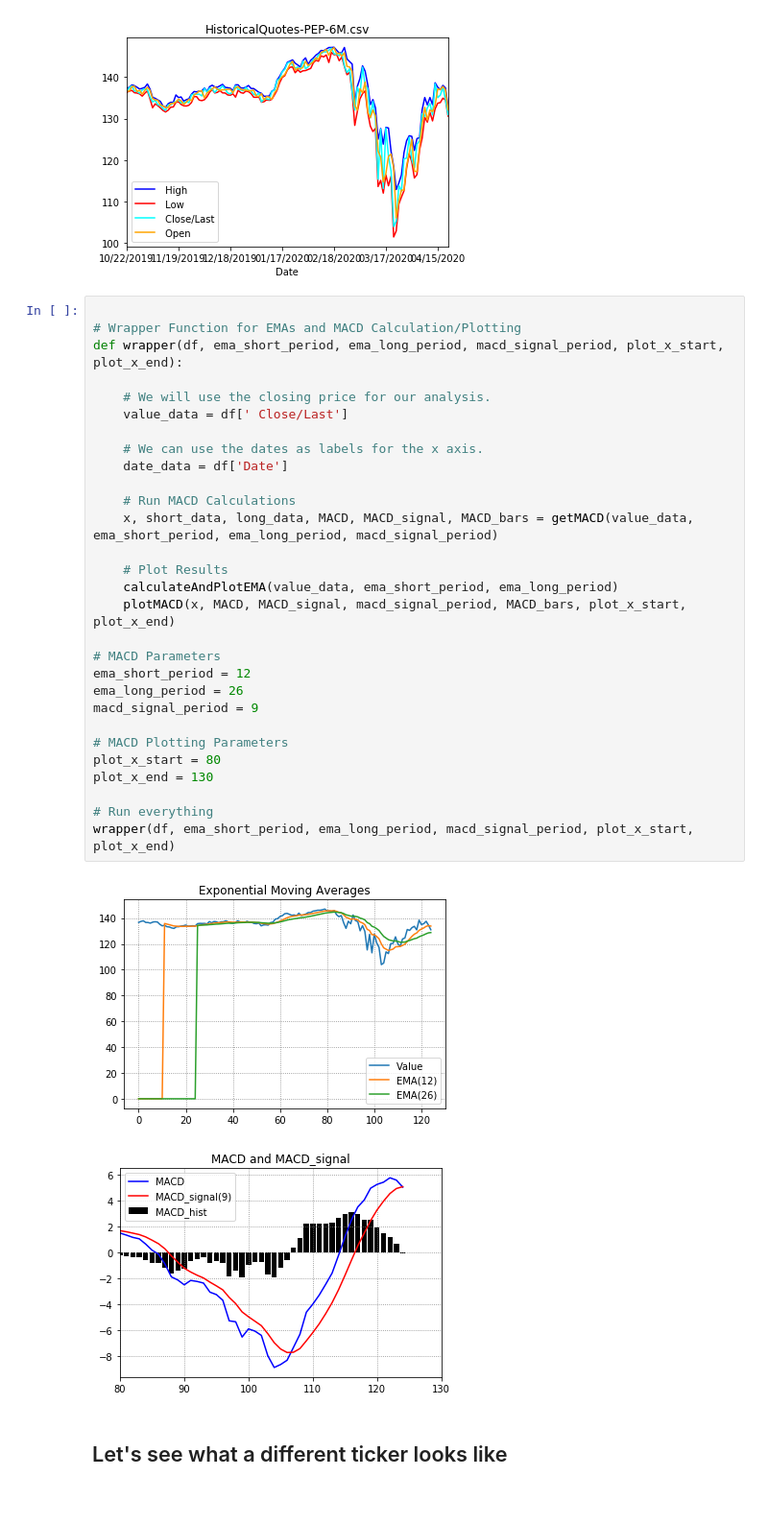
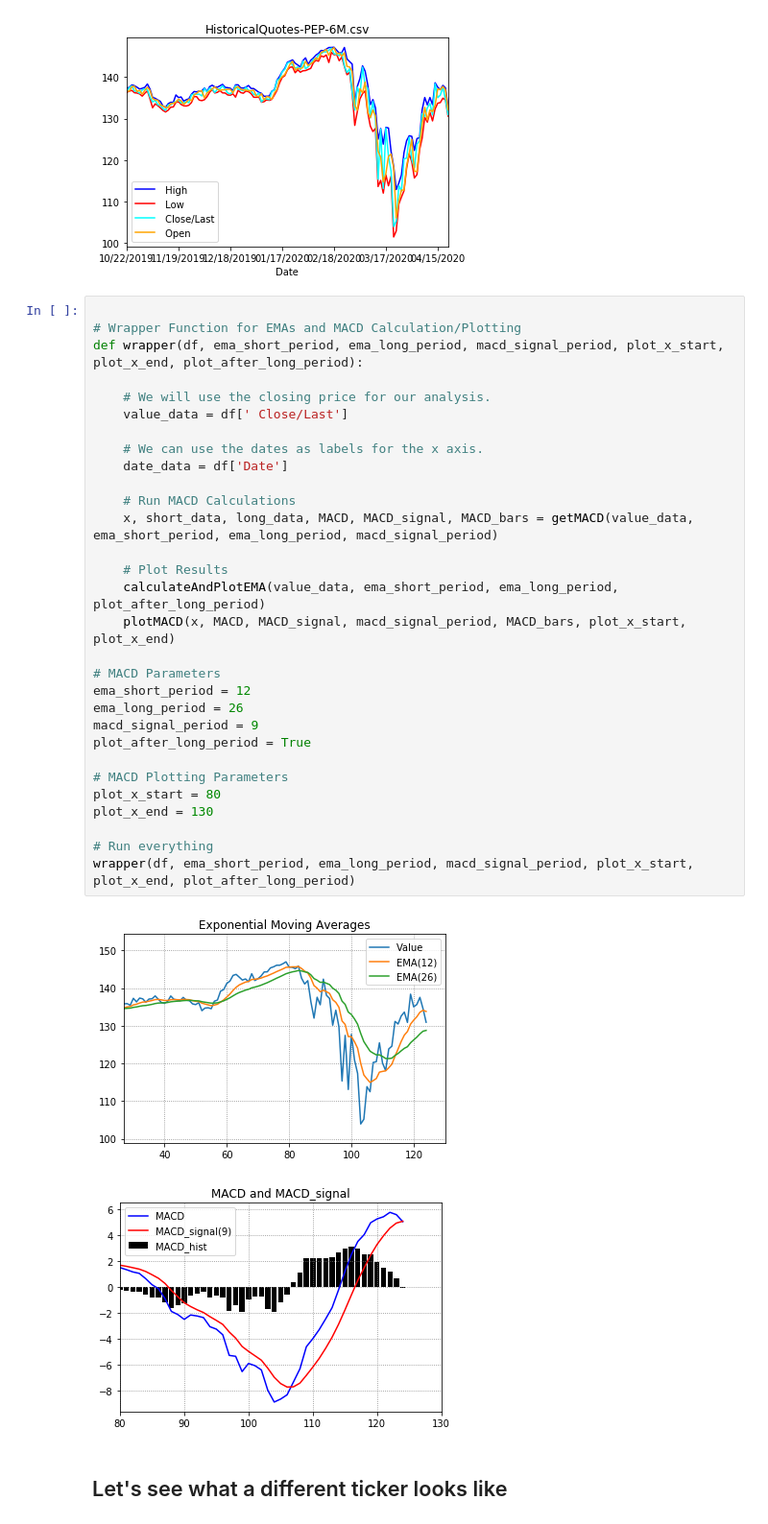
Before and after one commit to kilolux/fsp-demos, a Jupyter notebook: macd-with-real-data.ipynb, the cells around one changed output. Shown at 96% size. Cells and saved outputs as stored; diff of their text form.

Commit message:
Added parameter for cleaner plots.

```diff
--- a/macd-with-real-data.ipynb
+++ b/macd-with-real-data.ipynb
@@ -72,34 +72,35 @@ plotDataframe(df, file_name)
 # %%
 
 # Wrapper Function for EMAs and MACD Calculation/Plotting
-def wrapper(df, ema_short_period, ema_long_period, macd_signal_period, plot_x_start, plot_x_end):
+def wrapper(df, ema_short_period, ema_long_period, macd_signal_period, plot_x_start, plot_x_end, plot_after_long_period):
 
     # We will use the closing price for our analysis.
     value_data = df[' Close/Last']
 
     # We can use the dates as labels for the x axis.
     date_data = df['Date']
 
     # Run MACD Calculations
     x, short_data, long_data, MACD, MACD_signal, MACD_bars = getMACD(value_data, ema_short_period, ema_long_period, macd_signal_period)
 
     # Plot Results
-    calculateAndPlotEMA(value_data, ema_short_period, ema_long_period)
+    calculateAndPlotEMA(value_data, ema_short_period, ema_long_period, plot_after_long_period)
     plotMACD(x, MACD, MACD_signal, macd_signal_period, MACD_bars, plot_x_start, plot_x_end)
 
 # MACD Parameters
 ema_short_period = 12
 ema_long_period = 26
 macd_signal_period = 9
+plot_after_long_period = True
 
 # MACD Plotting Parameters
 plot_x_start = 80
 plot_x_end = 130
 
 # Run everything
-wrapper(df, ema_short_period, ema_long_period, macd_signal_period, plot_x_start, plot_x_end)
+wrapper(df, ema_short_period, ema_long_period, macd_signal_period, plot_x_start, plot_x_end, plot_after_long_period)
 # %% [output]
-[figure, old version]
+[figure, new version]
 [figure]
 # %% [markdown]
 ## Let's see what a different ticker looks like
```
Also changed, not shown: parts of 2 cells of this notebook, 1 other file.
